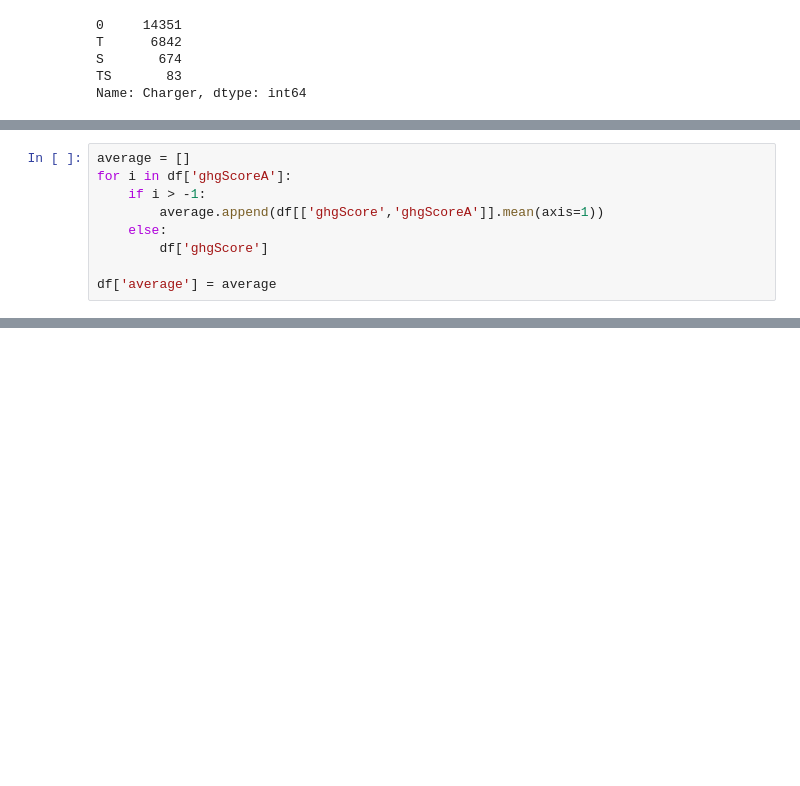
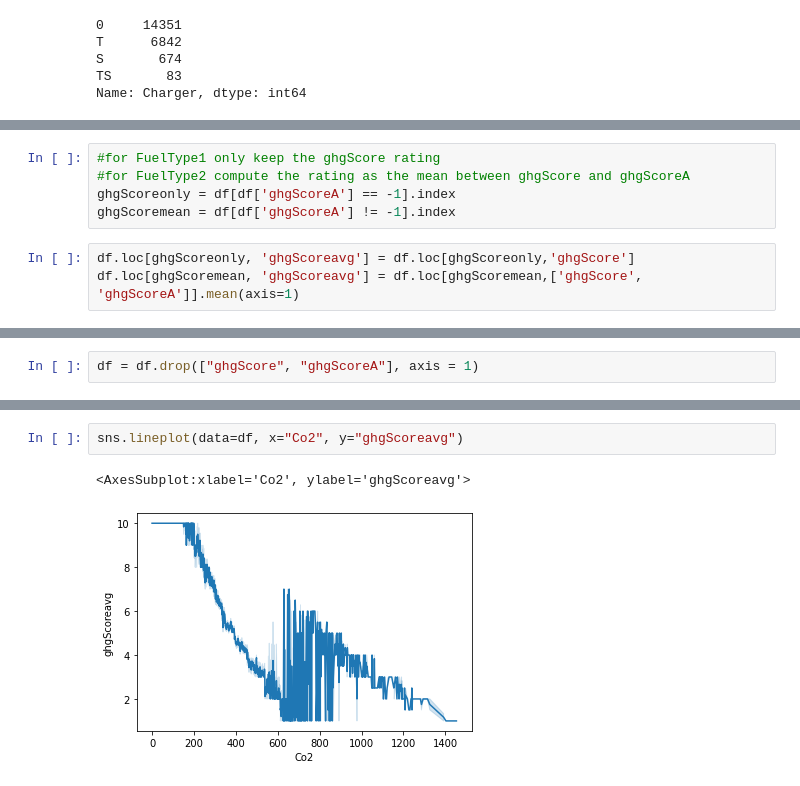
Before and after one commit to luchiangi/ML_Project, a Jupyter notebook: ML A.Luchi & F.Ceccarani.ipynb, the cells around one changed output, grey strips where cells are left out. Saved outputs shown, nothing was run; the diff lists cells and outputs as text; blank space fills up the shorter version.

```diff
--- a/ML A.Luchi & F.Ceccarani.ipynb
+++ b/ML A.Luchi & F.Ceccarani.ipynb
@@ -761,9 +729,0 @@ Name: ghgScoreavg, dtype: int64
-# %%
-average = []
-for i in df['ghgScoreA']:
-    if i > -1:
-        average.append(df[['ghgScore','ghgScoreA']].mean(axis=1))
-    else:
-        df['ghgScore']
-
-df['average'] = average
@@ -771,0 +753,8 @@ ValueError: Length of values (691) does not match length of index (12506)
+# %%
+#for FuelType1 only keep the ghgScore rating
+#for FuelType2 compute the rating as the mean between ghgScore and ghgScoreA
+ghgScoreonly = df[df['ghgScoreA'] == -1].index
+ghgScoremean = df[df['ghgScoreA'] != -1].index
+# %%
+df.loc[ghgScoreonly, 'ghgScoreavg'] = df.loc[ghgScoreonly,'ghgScore']
+df.loc[ghgScoremean, 'ghgScoreavg'] = df.loc[ghgScoremean,['ghgScore', 'ghgScoreA']].mean(axis=1)
@@ -772,3 +777,5 @@ ValueError: Length of values (691) does not match length of index (12506)
+# %%
+df = df.drop(["ghgScore", "ghgScoreA"], axis = 1)
 # %% [markdown]
 # Data Visualization
 
@@ -794 +798,6 @@ df.describe()
+# %%
+sns.lineplot(data=df, x="Co2", y="ghgScoreavg")
+# %% [output]
+<AxesSubplot:xlabel='Co2', ylabel='ghgScoreavg'>
+[figure, added]
 # %%
```
Also changed, not shown: parts of 38 cells of this notebook.
